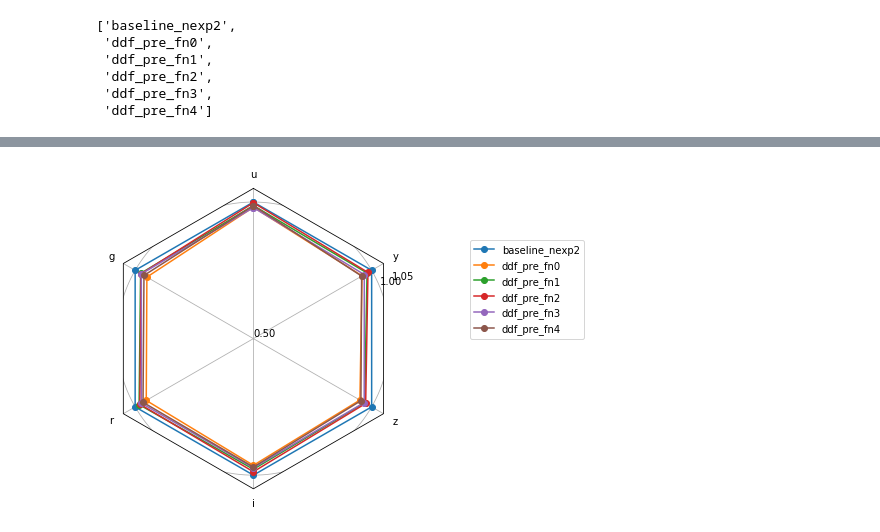
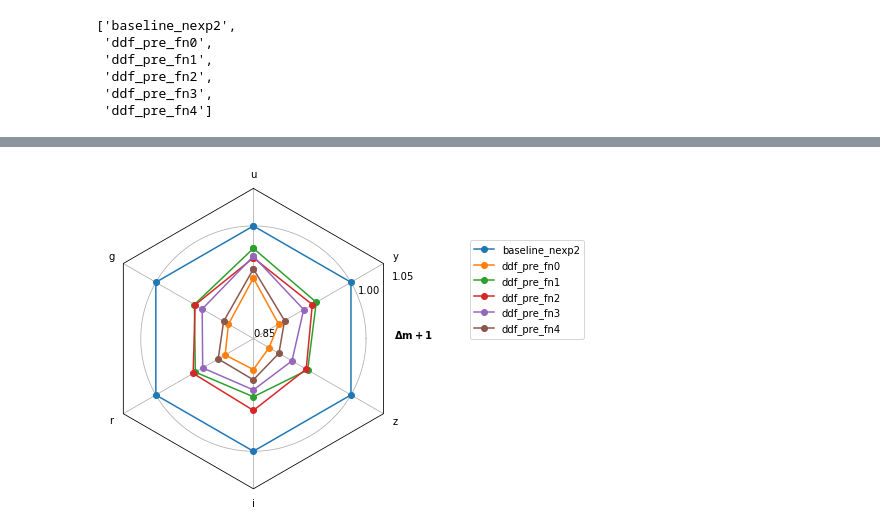
Before and after one commit to lsst-sims/sims_featureScheduler_runs_technical, a Jupyter notebook: ddf_ahead_dec/radar_plots.ipynb, the cells around one changed output, grey strips where cells are left out. Drawn from its saved outputs; the diff is of its cells as text; code cells hidden in the pictures.

```diff
--- a/ddf_ahead_dec/radar_plots.ipynb
+++ b/ddf_ahead_dec/radar_plots.ipynb
@@ -113,12 +113,13 @@ data_normed
 # %%
 data_normed = norm_df(data, runs, mag_cols, norm_run='baseline_nexp2',
                       invert_cols=None, mag_cols='all')
 data_normed = data_normed.rename(columns=mag_name_mapper)
 
-fig, ax = radar(data_normed, legend=True, rgrids=[.50, 1.0, 1.05], alpha=.1)
+fig, ax = radar(data_normed, legend=True, rgrids=[.85, 1.0, 1.05], alpha=.1)
+fig.text(.68,.5, '$\mathbf{\Delta m+1}$',  fontweight='bold')
 fig.tight_layout()
 # %% [output]
-[figure, old version]
+[figure, new version]
 # %%
 data_normed
 # %% [output]
```
Also changed, not shown: parts of 4 cells of this notebook, 2 other files.
